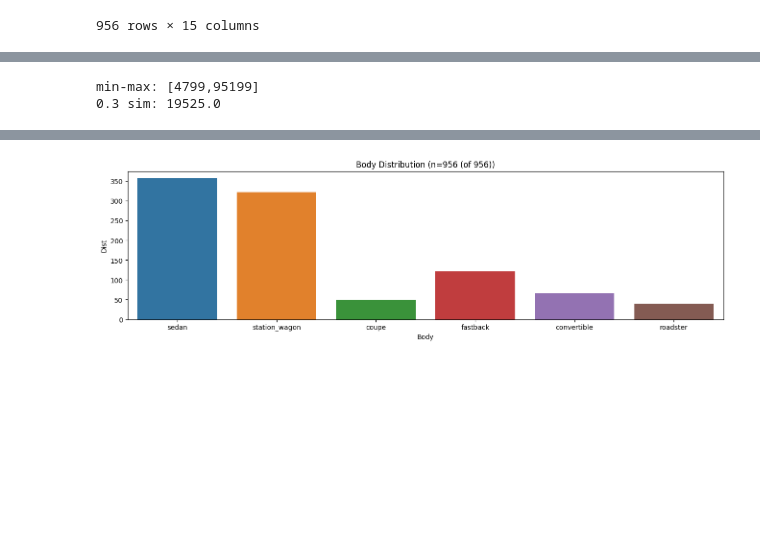
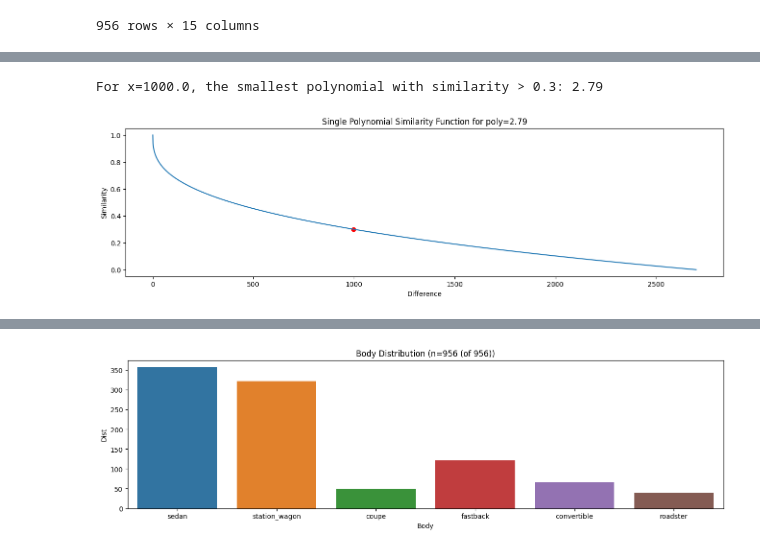
Before and after one commit to ntnu-ai-lab/mycbr-sample-python, a Jupyter notebook: CreateSimilarityMeasures.ipynb, the cells around one changed output, grey strips where cells are left out. Drawn from its saved outputs; the diff is of its cells as text; code cells hidden in the pictures; blank space fills up the shorter version.

```diff
--- a/CreateSimilarityMeasures.ipynb
+++ b/CreateSimilarityMeasures.ipynb
@@ -63,0 +140,5 @@ def get_ranges_symbolic(df, attribute):
+# %%
+att_name = 'CCM'
+
+plt.rcParams["figure.figsize"] = (16, 4)
+plot_numeric_box(raw_data, att_name, att_name)
@@ -64,3 +149,7 @@ def get_ranges_symbolic(df, attribute):
 # %%
-att_min, att_max, sim_03 = get_ranges_numeric(raw_data, 'CCM')
+att_min, att_max, sim_03 = get_ranges_numeric(raw_data, att_name)
+
+
+print('min-max:         [{},{}]'.format(att_min, att_max))
+print('0.3 sim (q3-q1):', sim_03)
 # %% [output]
@@ -69,5 +158,13 @@ min-max: [1600,4300]
-# %%
-att_min, att_max, sim_03 = get_ranges_numeric(raw_data, 'Price')
-# %% [output]
-min-max: [4799,95199]
-0.3 sim: 19525.0
+# %%
+sim_target = 0.3 # similarity score used as threshold
+x_target = sim_03 #
+max_difference = att_max - att_min # the maximum difference between the attribute values in the dataset
+
+poly = find_polynomial(x_target, sim_target, max_difference)
+print(f"For x={x_target}, the smallest polynomial with similarity > 0.3: {poly}")
+# %% [output]
+For x=1000.0, the smallest polynomial with similarity > 0.3: 2.79
+# %%
+plot_single_polynomial_fct(max_difference, poly)
+# %% [output]
+[figure, added]
```
Also changed, not shown: parts of 12 cells of this notebook.
